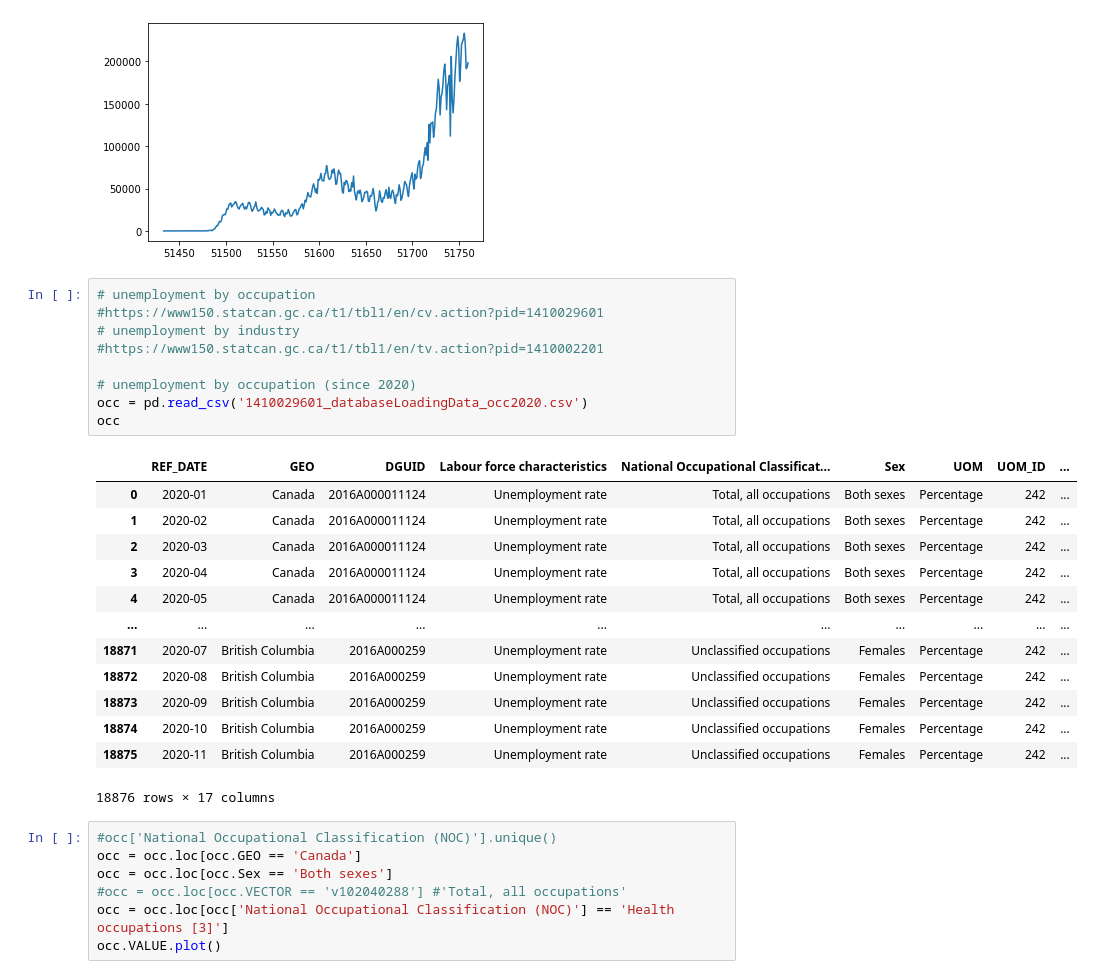
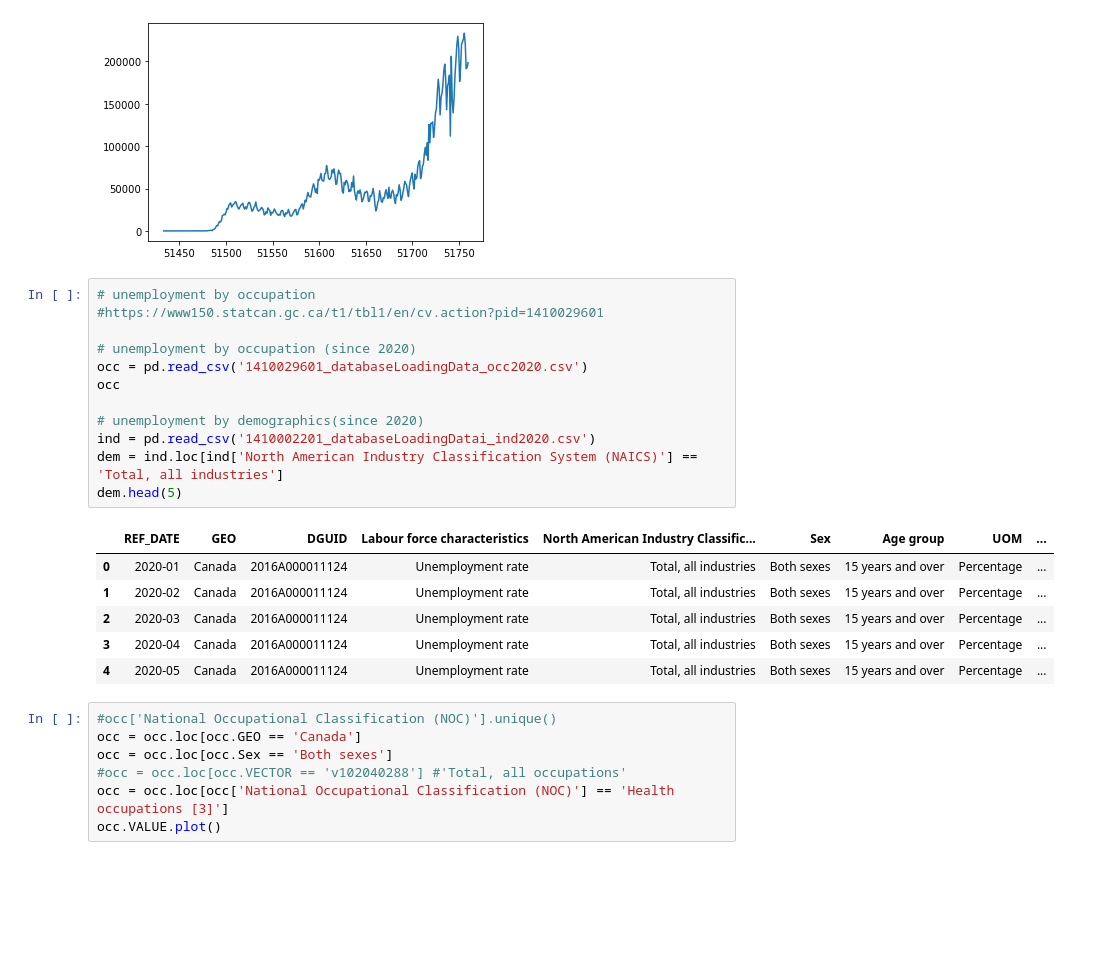
Before and after one commit to dataseal-team-6/martin, a Jupyter notebook: explore.ipynb, the cells around one changed output. Cells and saved outputs as stored; diff of their text form; blank space fills up the shorter version.

```diff
--- a/explore.ipynb
+++ b/explore.ipynb
@@ -124,26 +125,22 @@ owid.new_cases.plot()
 # %%
 # unemployment by occupation
 #https://www150.statcan.gc.ca/t1/tbl1/en/cv.action?pid=1410029601
-# unemployment by industry
-#https://www150.statcan.gc.ca/t1/tbl1/en/tv.action?pid=1410002201
 
 # unemployment by occupation (since 2020)
 occ = pd.read_csv('1410029601_databaseLoadingData_occ2020.csv')
 occ
+
+# unemployment by demographics(since 2020)
+ind = pd.read_csv('1410002201_databaseLoadingDatai_ind2020.csv')
+dem = ind.loc[ind['North American Industry Classification System (NAICS)'] == 'Total, all industries']
+dem.head(5)
 # %% [output]
-|  | REF_DATE | GEO | DGUID | Labour force characteristics | National Occupational Classificat... | Sex | UOM | UOM_ID | ... |
-| 0 | 2020-01 | Canada | 2016A000011124 | Unemployment rate | Total, all occupations | Both sexes | Percentage | 242 | ... |
-| 1 | 2020-02 | Canada | 2016A000011124 | Unemployment rate | Total, all occupations | Both sexes | Percentage | 242 | ... |
-| 2 | 2020-03 | Canada | 2016A000011124 | Unemployment rate | Total, all occupations | Both sexes | Percentage | 242 | ... |
-| 3 | 2020-04 | Canada | 2016A000011124 | Unemployment rate | Total, all occupations | Both sexes | Percentage | 242 | ... |
-| 4 | 2020-05 | Canada | 2016A000011124 | Unemployment rate | Total, all occupations | Both sexes | Percentage | 242 | ... |
-| ... | ... | ... | ... | ... | ... | ... | ... | ... | ... |
-| 18871 | 2020-07 | British Columbia | 2016A000259 | Unemployment rate | Unclassified occupations | Females | Percentage | 242 | ... |
-| 18872 | 2020-08 | British Columbia | 2016A000259 | Unemployment rate | Unclassified occupations | Females | Percentage | 242 | ... |
-| 18873 | 2020-09 | British Columbia | 2016A000259 | Unemployment rate | Unclassified occupations | Females | Percentage | 242 | ... |
-| 18874 | 2020-10 | British Columbia | 2016A000259 | Unemployment rate | Unclassified occupations | Females | Percentage | 242 | ... |
-| 18875 | 2020-11 | British Columbia | 2016A000259 | Unemployment rate | Unclassified occupations | Females | Percentage | 242 | ... |
+|  | REF_DATE | GEO | DGUID | Labour force characteristics | North American Industry Classific... | Sex | Age group | UOM | ... |
+| 0 | 2020-01 | Canada | 2016A000011124 | Unemployment rate | Total, all industries | Both sexes | 15 years and over | Percentage | ... |
+| 1 | 2020-02 | Canada | 2016A000011124 | Unemployment rate | Total, all industries | Both sexes | 15 years and over | Percentage | ... |
+| 2 | 2020-03 | Canada | 2016A000011124 | Unemployment rate | Total, all industries | Both sexes | 15 years and over | Percentage | ... |
+| 3 | 2020-04 | Canada | 2016A000011124 | Unemployment rate | Total, all industries | Both sexes | 15 years and over | Percentage | ... |
+| 4 | 2020-05 | Canada | 2016A000011124 | Unemployment rate | Total, all industries | Both sexes | 15 years and over | Percentage | ... |
-18876 rows × 17 columns
 # %%
 #occ['National Occupational Classification (NOC)'].unique()
 occ = occ.loc[occ.GEO == 'Canada']
```
Also changed, not shown: parts of 5 cells of this notebook, 3 other files.
